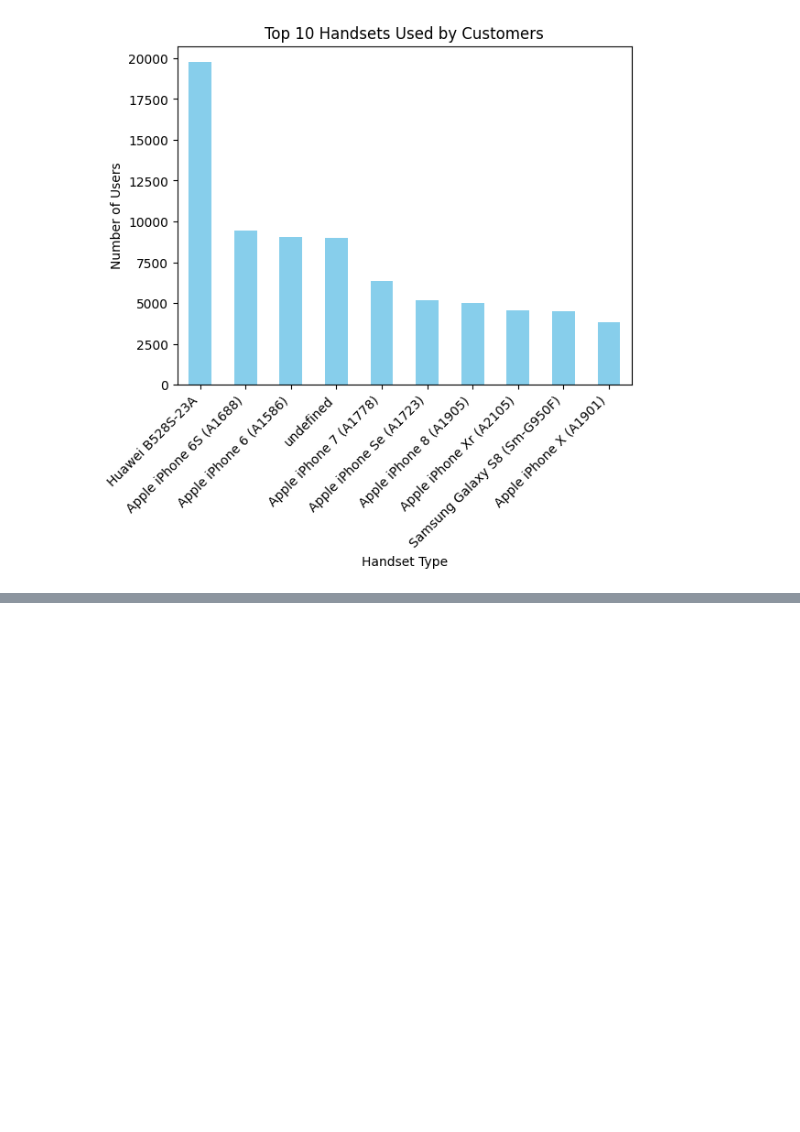
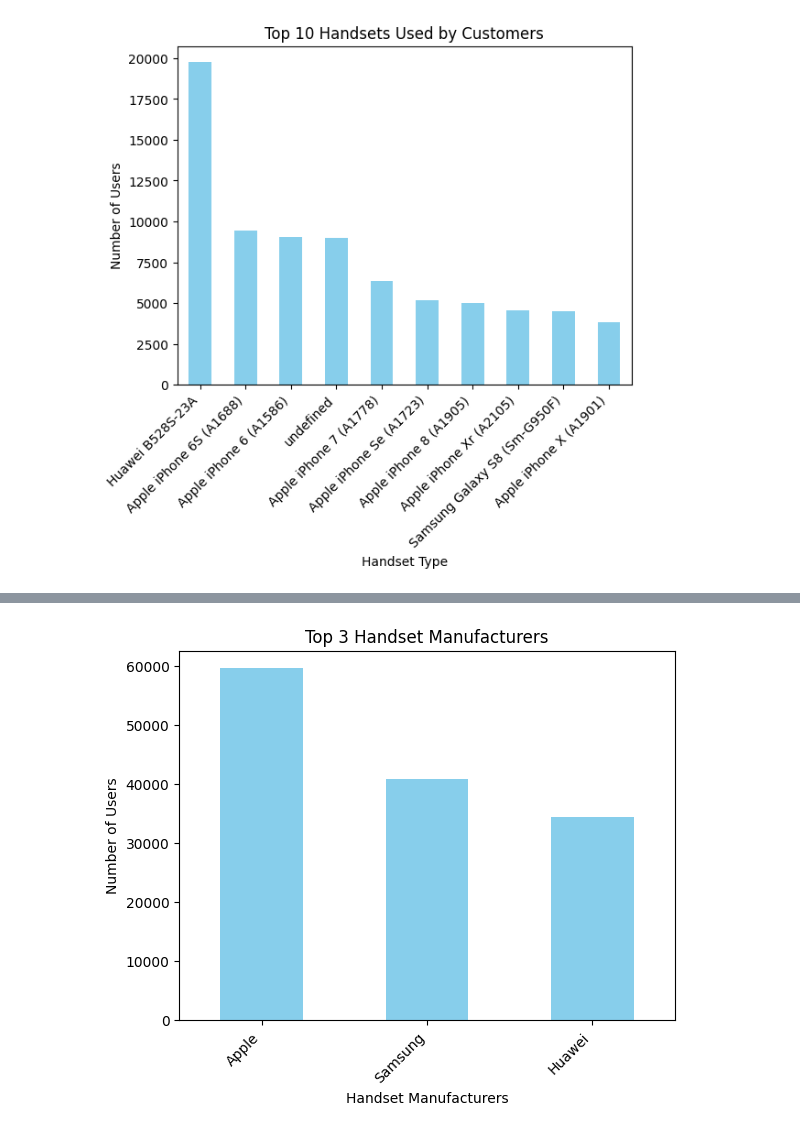
Before and after one commit to GetieBalew24/TellCo_Telecom_Analysis, a Jupyter notebook: notebooks/user_overview_analysis.ipynb, the cells around one changed output, grey strips where cells are left out. Cells and saved outputs as stored; diff of their text form; code cells hidden in the pictures; blank space fills up the shorter version.

Commit message:
Top 3 handset manufacturers

```diff
--- a/notebooks/user_overview_analysis.ipynb
+++ b/notebooks/user_overview_analysis.ipynb
@@ -125,0 +137,5 @@ eda.plot_top_10_handsets(df)
+# %%
+# visualize the top 3 handset manufacturers count
+eda.plot_top_3_handset_manufacturers(df)
+# %% [output]
+[figure, added]
```
Also changed, not shown: parts of 1 cell of this notebook, 1 other file.
